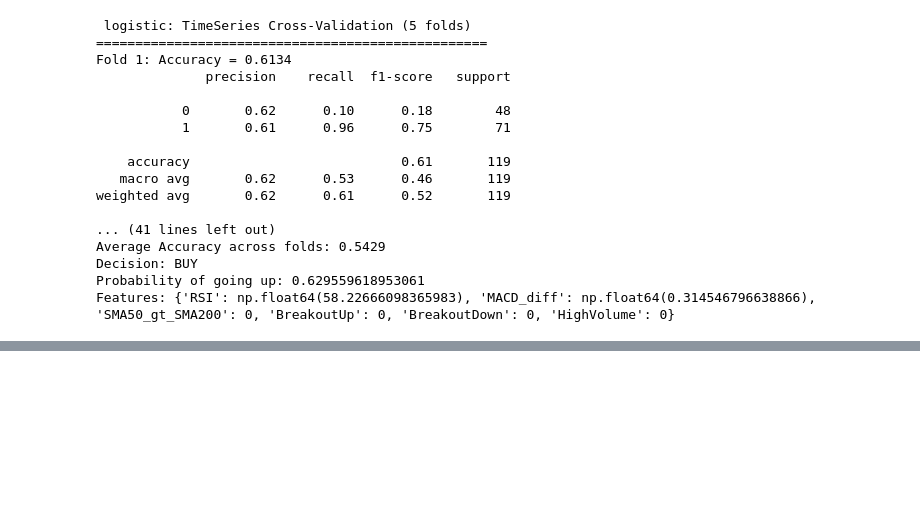
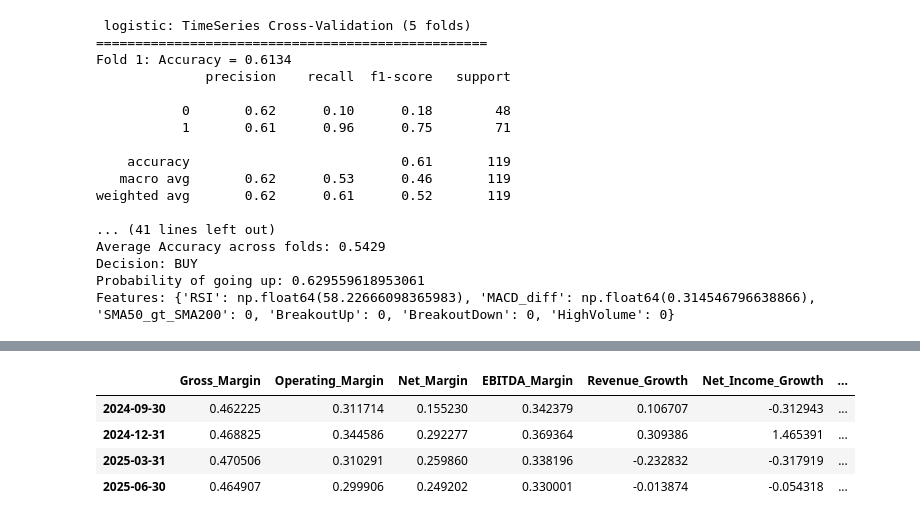
Before and after one commit to darrenlimkh/stocks_decision_support_tool, a Jupyter notebook: training.ipynb, the cells around one changed output, grey strips where cells are left out. Saved outputs shown, nothing was run; the diff lists cells and outputs as text; code cells hidden in the pictures; blank space fills up the shorter version.

```diff
--- a/training.ipynb
+++ b/training.ipynb
@@ -202,0 +207,6 @@ Features: {'RSI': np.float64(58.22666098365983), 'MACD_diff': np.float64(0.31454
+# %%
+import pandas as pd
+
+url = "https://en.wikipedia.org/wiki/List_of_S%26P_500_companies"
+tables = pd.read_html(url, header=0)
+tickers = tables[0]['Symbol'].tolist()[:10]
@@ -202,0 +275,9 @@ Features: {'RSI': np.float64(58.22666098365983), 'MACD_diff': np.float64(0.31454
+# %%
+df_train = pd.DataFrame()
+for ticker in tickers:
+    try:
+        df_fund = get_fundamentals(ticker, lookahead_days=90)
+        df_train = pd.concat([df_train, df_fund], ignore_index=True)
+    except Exception as e:
+        pass
+        # print(f"Error processing {ticker}: {e}")
@@ -202,0 +570,14 @@ Features: {'RSI': np.float64(58.22666098365983), 'MACD_diff': np.float64(0.31454
+# %%
+df_extract['Report_Date'] = df_extract.index
+# %%
+N = 1
+
+start_date = df_extract['Report_Date'].min()
+end_date = df_extract['Report_Date'].max() + pd.Timedelta(days=N+30)  # buffer
+prices = yf.download(ticker, start=start_date, end=end_date, progress=False, auto_adjust=True)["Close"][ticker]
+
+df_extract['Price_Ahead'] = df_extract['Report_Date'].apply(
+    lambda x: prices.get(x + pd.Timedelta(days=N))
+)
+
+df_extract = df_extract.dropna()
@@ -202,0 +595,8 @@ Features: {'RSI': np.float64(58.22666098365983), 'MACD_diff': np.float64(0.31454
+# %%
+df_extract
+# %% [output]
+|  | Gross_Margin | Operating_Margin | Net_Margin | EBITDA_Margin | Revenue_Growth | Net_Income_Growth | ... |
+| 2024-09-30 | 0.462225 | 0.311714 | 0.155230 | 0.342379 | 0.106707 | -0.312943 | ... |
+| 2024-12-31 | 0.468825 | 0.344586 | 0.292277 | 0.369364 | 0.309386 | 1.465391 | ... |
+| 2025-03-31 | 0.470506 | 0.310291 | 0.259860 | 0.338196 | -0.232832 | -0.317919 | ... |
+| 2025-06-30 | 0.464907 | 0.299906 | 0.249202 | 0.330001 | -0.013874 | -0.054318 | ... |
```
Also changed, not shown: parts of 27 cells of this notebook, 8 other files.
